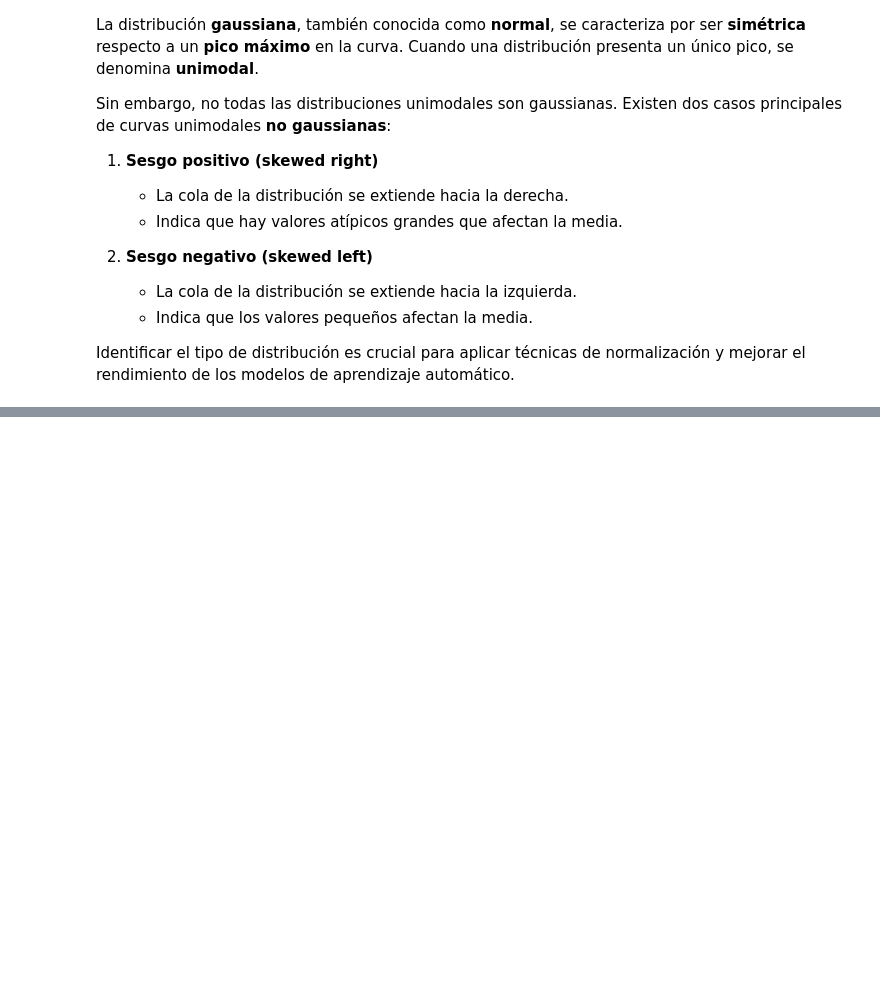
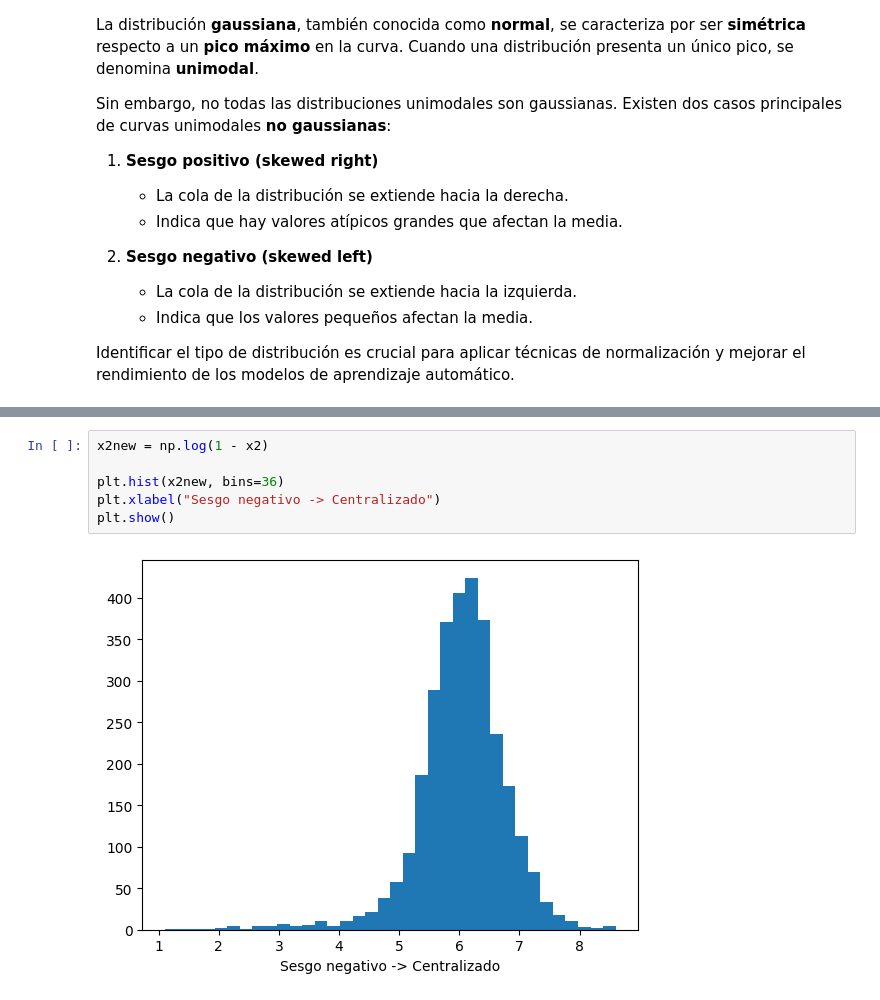
Before and after one commit to jonathan-villavi/tec-data-science, a Jupyter notebook: C6_Machine_Learning/C6_SC3_AprendizajeSupervisado/AprendizajeSupervisado.ipynb, the cells around one changed output, grey strips where cells are left out. Drawn from its saved outputs; the diff is of its cells as text; blank space fills up the shorter version.

```diff
--- a/C6_Machine_Learning/C6_SC3_AprendizajeSupervisado/AprendizajeSupervisado.ipynb
+++ b/C6_Machine_Learning/C6_SC3_AprendizajeSupervisado/AprendizajeSupervisado.ipynb
@@ -449,0 +505,8 @@ Identificar el tipo de distribución es crucial para aplicar técnicas de normal
+# %%
+x2new = np.log(1 - x2)
+
+plt.hist(x2new, bins=36)
+plt.xlabel("Sesgo negativo -> Centralizado")
+plt.show()
+# %% [output]
+[figure, added]
```
Also changed, not shown: parts of 126 cells of this notebook, 4 other files.
